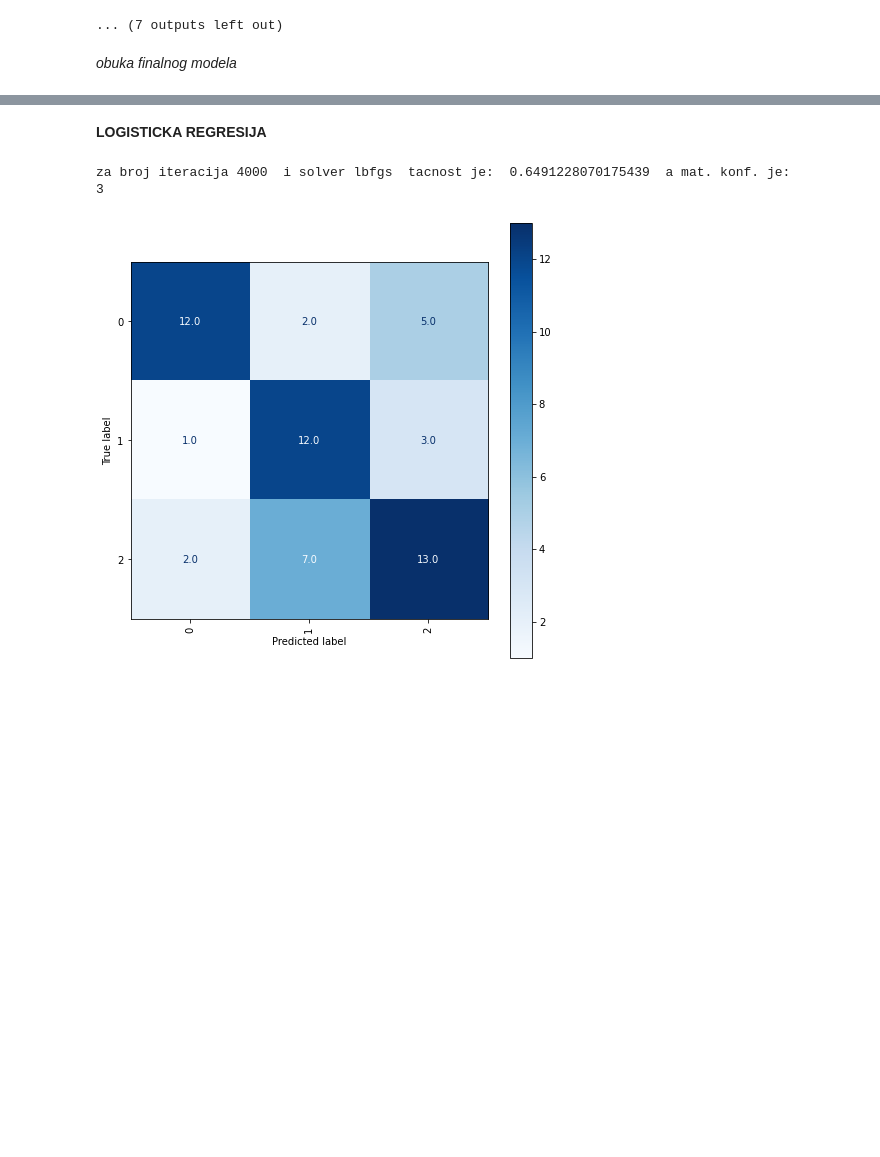
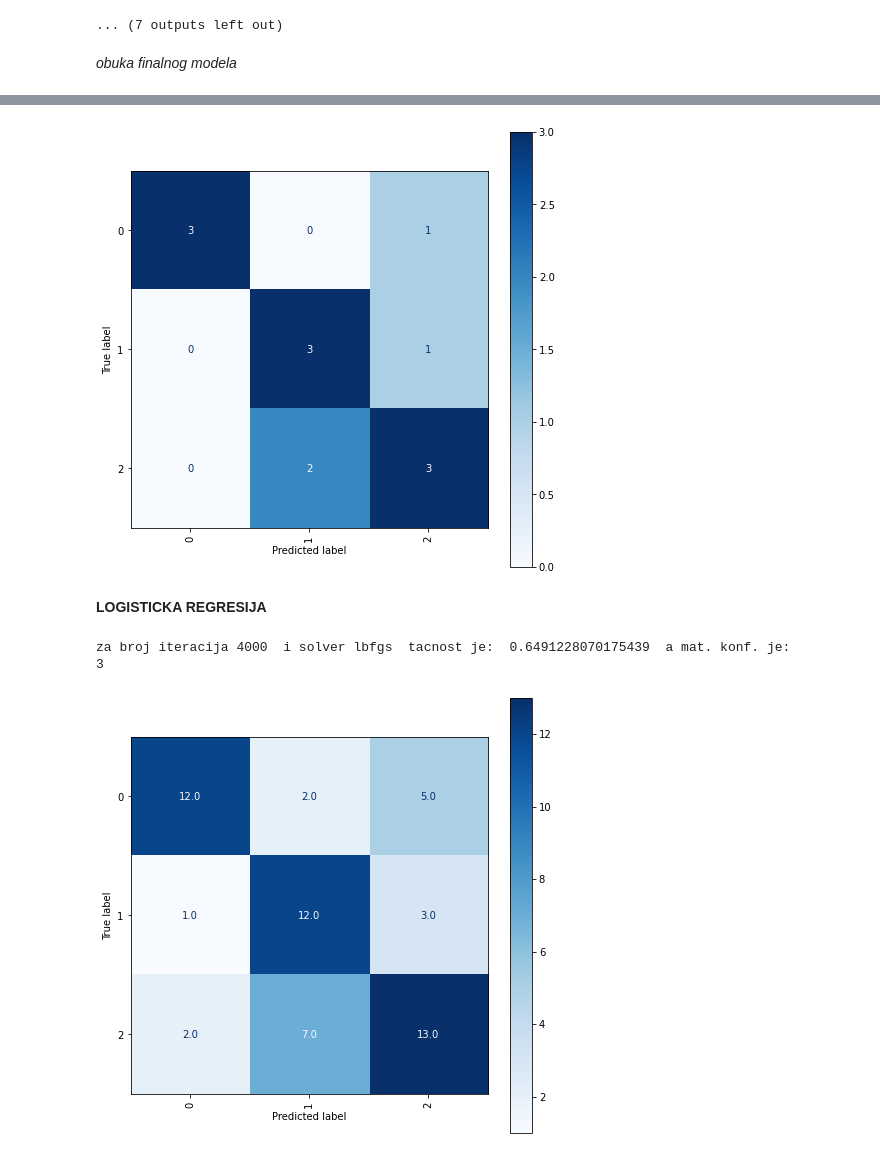
Before and after one commit to Lanak00/ML-audio-classification, a Jupyter notebook: PO_projekat.ipynb, the cells around one changed output, grey strips where cells are left out. Drawn from its saved outputs; the diff is of its cells as text; code cells hidden in the pictures; blank space fills up the shorter version.

```diff
--- a/PO_projekat.ipynb
+++ b/PO_projekat.ipynb
@@ -470,3 +446,20 @@ plt.show()
+# %%
+scaler = StandardScaler()
+scaler.fit(x_train)
+x_train = scaler.transform(x_train)
+x_test = scaler.transform(x_test)
+
+classifier = KNeighborsClassifier(n_neighbors=1, metric='euclidean')
+classifier.fit(x_train, y_train)
+y_pred = classifier.predict(x_test)
+conf_mat = confusion_matrix(y_test, y_pred, labels=classifier.classes_)
+#print(conf_mat)
+
+disp = ConfusionMatrixDisplay(confusion_matrix =conf_mat,  display_labels=classifier.classes_)
+disp.plot(cmap="Blues", values_format='', xticks_rotation=90)
+plt.show()
+# %% [output]
+[figure, added]
 # %% [markdown]
 **LOGISTICKA REGRESIJA**
 # %%
```
Also changed, not shown: parts of 13 cells of this notebook.
